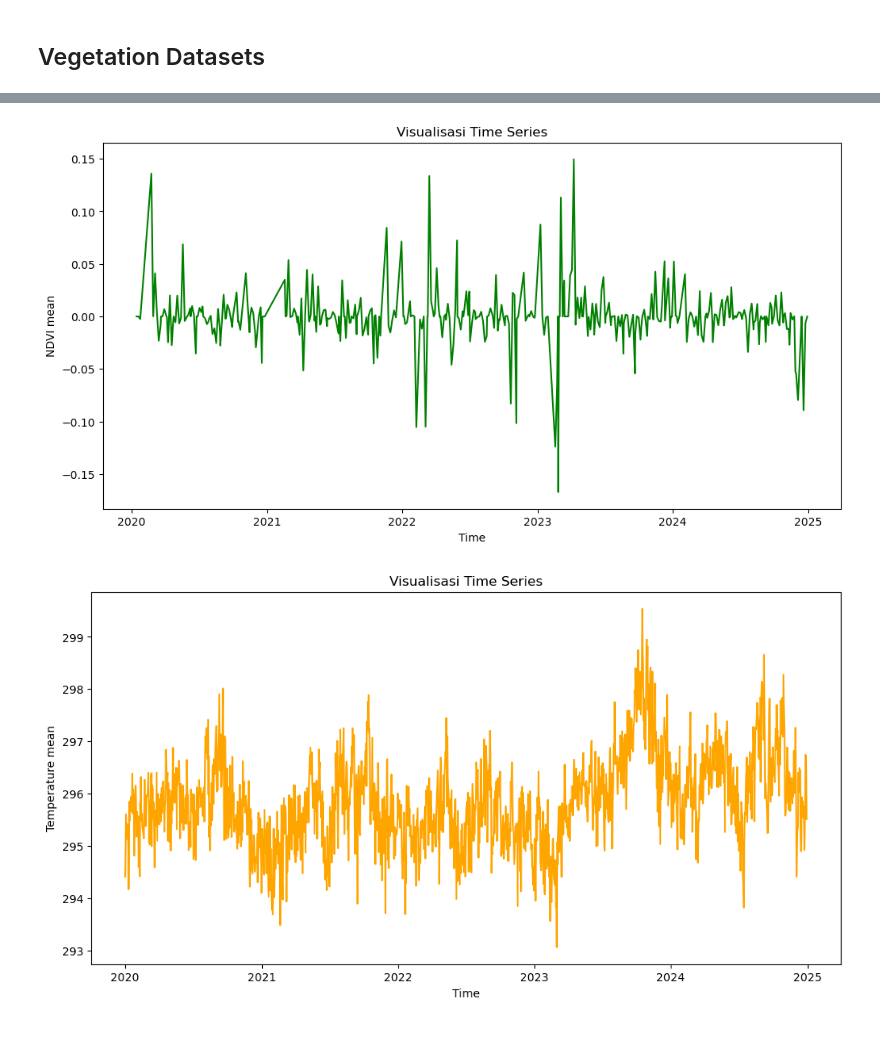
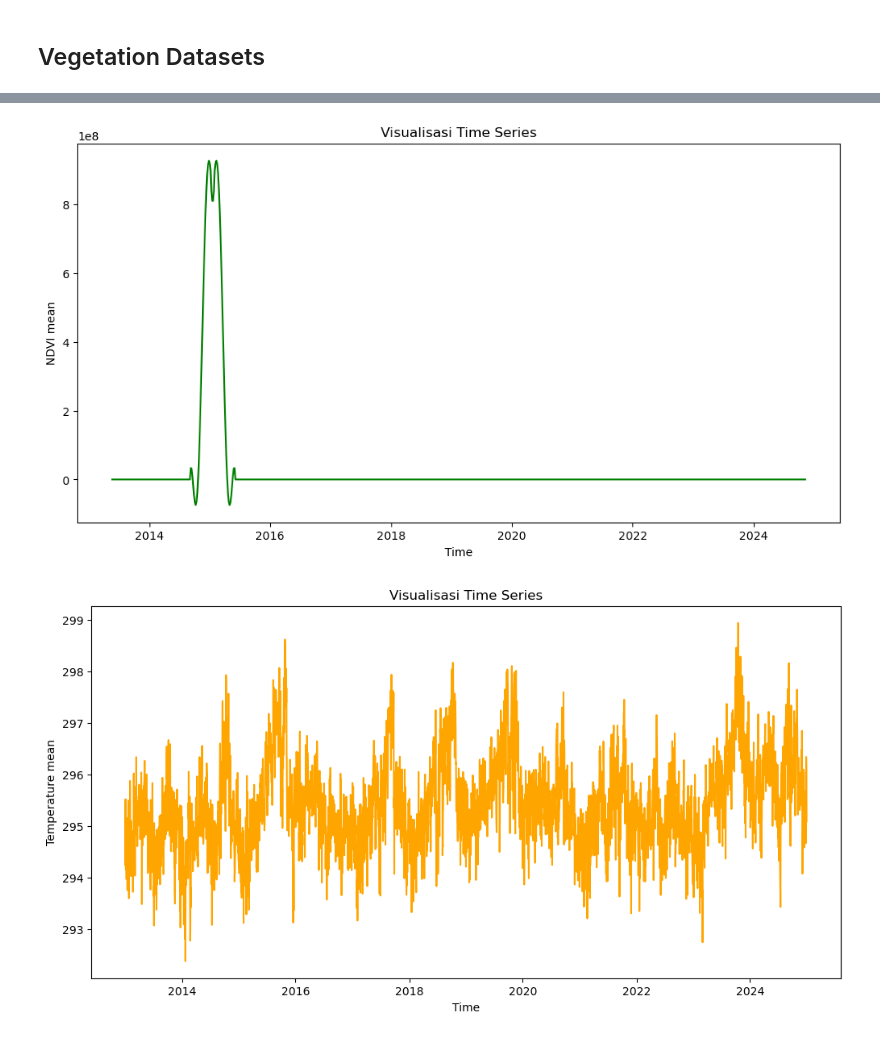
Before and after one commit to guguboo/vegetation-climate-project, a Jupyter notebook: ts_analysis.ipynb, the cells around one changed output, grey strips where cells are left out. Saved outputs shown, nothing was run; the diff lists cells and outputs as text; code cells hidden in the pictures.

```diff
--- a/ts_analysis.ipynb
+++ b/ts_analysis.ipynb
@@ -8,17 +9,24 @@ import json
 # %% [markdown]
 ## Global Variables
 # %%
-start_year = 2020
+start_year = 2013
 end_year = 2024
 
 climate_dir = "climate_timeseries"
 vegetation_dir = "cluster_timeseries/classification_result"
+evi = True
 
-kecamatan_names = ['warungkondang', 'cibeber', 'campaka']
+# kecamatan_names = ['warungkondang', 'cibeber', 'campaka']
+kecamatan_names = ['warungkondang']
+# available_climate_datasets = ['POWER_warungkondang.csv', 'POWER_cibeber.csv']
+# available_climate_datasets = ['era5_warungkondang.csv', 'era5_cibeber.csv', 'era5_campaka.csv']
+# available_vegetation_datasets = ['warungkondang.csv', 'cibeber3.csv', 'campaka']
+available_climate_datasets = ['era5_warungkondang.csv']
+available_vegetation_datasets = ['warungkondang.csv']
 
-# available_climate_datasets = ['POWER_warungkondang.csv', 'POWER_cibeber.csv']
-available_climate_datasets = ['era5_warungkondang.csv', 'era5_cibeber.csv']
-available_vegetation_datasets = ['warungkondang.csv', 'cibeber3.csv']
+if evi:
+    for i in range(len(available_vegetation_datasets)):
+        available_vegetation_datasets[i] = 'evi_' + str(available_vegetation_datasets[i])
 
 era5_features = [
         # Temperature variables
@@ -48,6 +56,7 @@ era5_features = [
     ]
 
 extract_statistics = ['mean', 'min', 'max', 'std']
+statistic_corr = ['mean', 'min', 'max', 'std', 'smoothed_mean']
 # %% [markdown]
 ## Global Functions
 # %%
@@ -100,7 +109,7 @@ def era5_climate_preprocessing(df):
     df.set_index('datetime', inplace=True) # set kolom DATE sebagai index terbaru
 
     df = df[era5_features]
-    return df
+    return df[(df.index.year >= start_year) & (df.index.year <= end_year)]
 
 for kec in kecamatan_names:
     preprocessed_climate[kec] = era5_climate_preprocessing(climate_df[kec])
@@ -271,23 +337,23 @@ kec_corr.sort_values("pearson", ascending=False).head(15)
 # %%
-ts_df = differenced_vegetation['cibeber']
+ts_df = preprocessed_vegetation['warungkondang']
 
 # for stat in statistic:
 plt.figure(figsize=(12, 6))
-plt.plot(ts_df.index, ts_df['mean'], label='NDVI mean', color='green')
+plt.plot(ts_df.index, ts_df['smoothed_mean'], label='NDVI mean', color='green')
 plt.title(f'Visualisasi Time Series')
 plt.xlabel('Time')
 plt.ylabel('NDVI mean')
 plt.show()
 # %% [output]
-[figure, old version]
+[figure, new version]
 # %%
-ts_df = preprocessed_climate['warungkondang']
+climate_ts = preprocessed_climate['warungkondang']
 
 plt.figure(figsize=(12, 6))
-plt.plot(ts_df.index, ts_df['temperature_2m'], label='temperature_2m', color='orange')
+plt.plot(climate_ts.index, climate_ts['temperature_2m'], label='temperature_2m', color='orange')
 plt.title(f'Visualisasi Time Series')
 plt.xlabel('Time')
 plt.ylabel('Temperature mean')
 plt.show()
 # %% [output]
-[figure, old version]
+[figure, new version]
```
Also changed, not shown: parts of 13 cells of this notebook, 47 other files.
